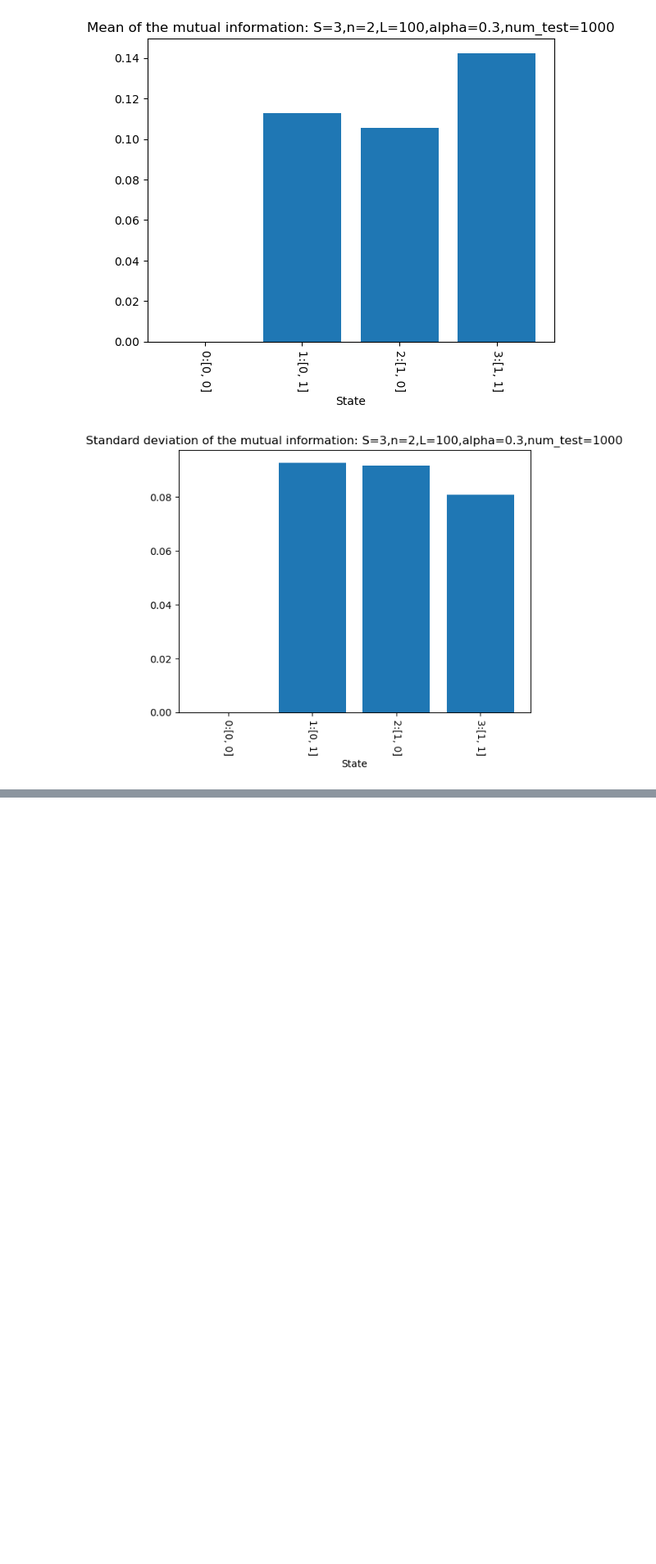
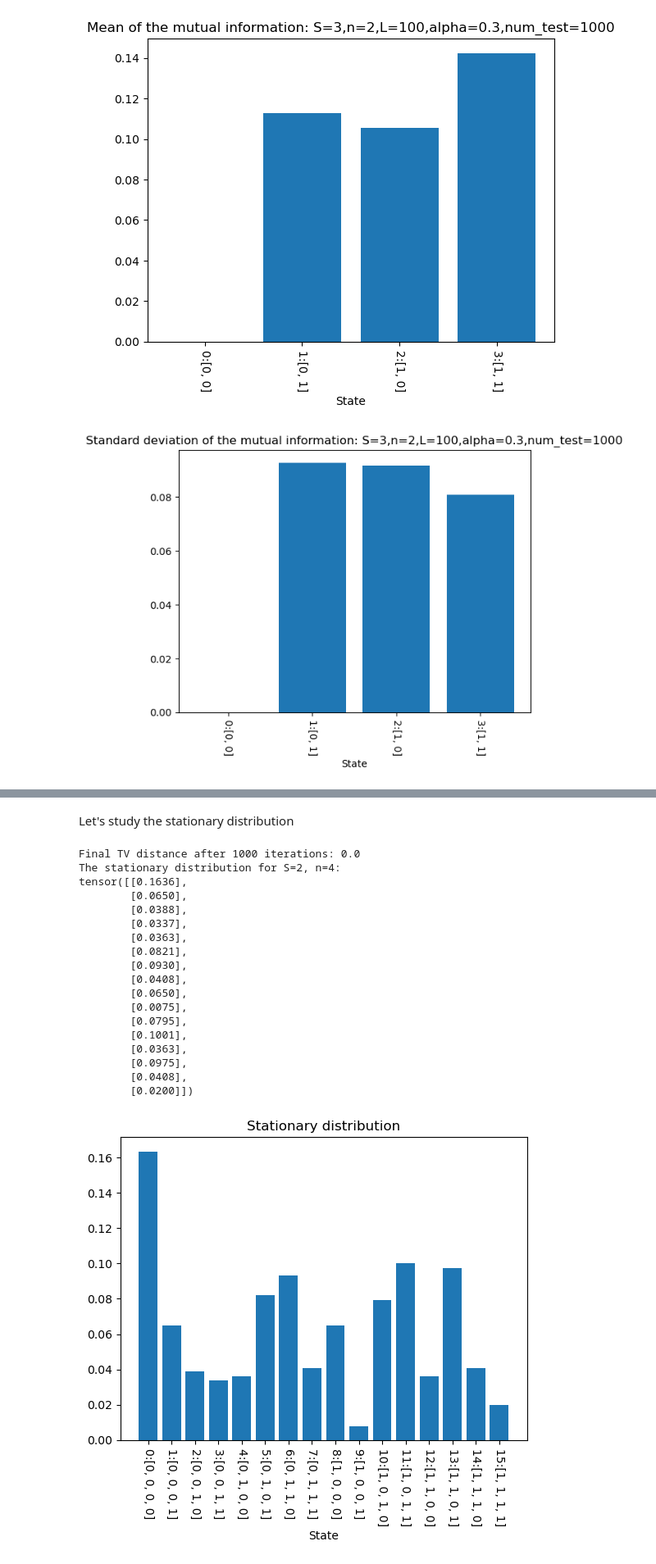
Before and after one commit to gszfwsb/Unveiling-Induction-Heads, a Jupyter notebook: RPE/simu_grad.ipynb, the cells around one changed output, grey strips where cells are left out. Shown at 82% size. Saved outputs shown, nothing was run; the diff lists cells and outputs as text; code cells hidden in the pictures; blank space fills up the shorter version.

```diff
--- a/RPE/simu_grad.ipynb
+++ b/RPE/simu_grad.ipynb
@@ -369,0 +370,34 @@ plot_hist(std_MI.numpy(), 2, n, title=f'Standard deviation of the mutual informa
+# %% [markdown]
+Let's study the stationary distribution
+# %%
+S, L, n_language, alpha, n_sample = 2, 100, 5, 0.3, 1
+n = n_language - 1
+num_test = 5000
+power = 2
+
+pi = NGramDataset(S, L, n_language, alpha, n_sample).pi
+mu, _ = get_stationary(pi, S, n, output=True, max_iter=1000)
+print(f'The stationary distribution for S={S}, n={n}:\n{mu}')
+
+# histogram the stationary distribution
+plot_hist(mu, S, n)
+# %% [output]
+Final TV distance after 1000 iterations: 0.0
+The stationary distribution for S=2, n=4:
+tensor([[0.1636],
+        [0.0650],
+        [0.0388],
+        [0.0337],
+        [0.0363],
+        [0.0821],
+        [0.0930],
+        [0.0408],
+        [0.0650],
+        [0.0075],
+        [0.0795],
+        [0.1001],
+        [0.0363],
+        [0.0975],
+        [0.0408],
+        [0.0200]])
+[figure, added]
```
Also changed, not shown: parts of 3 cells of this notebook.
